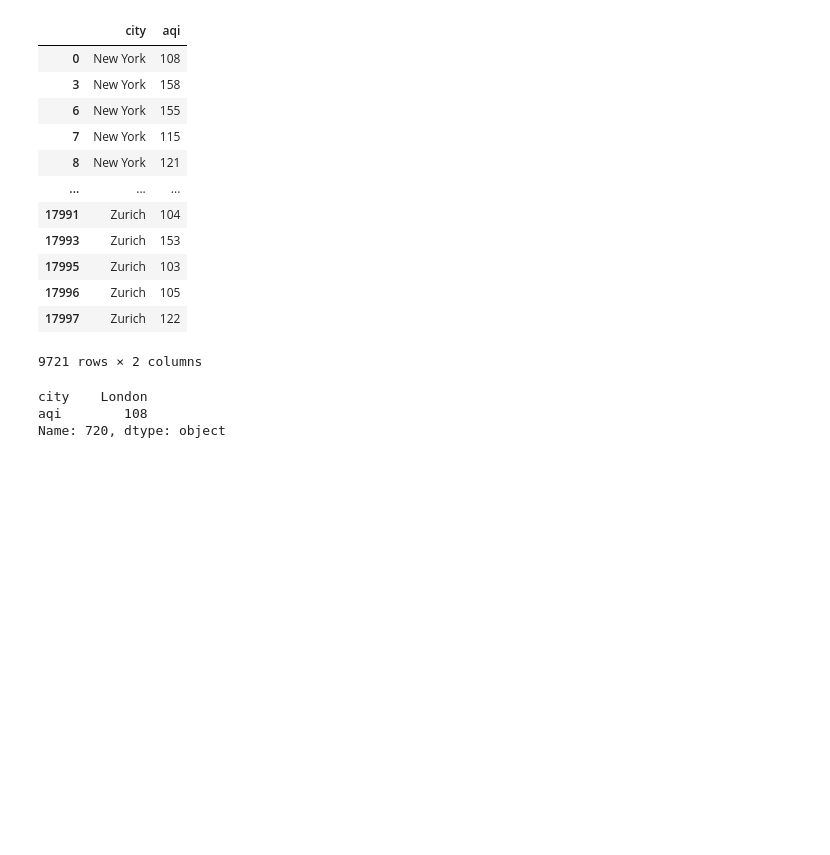
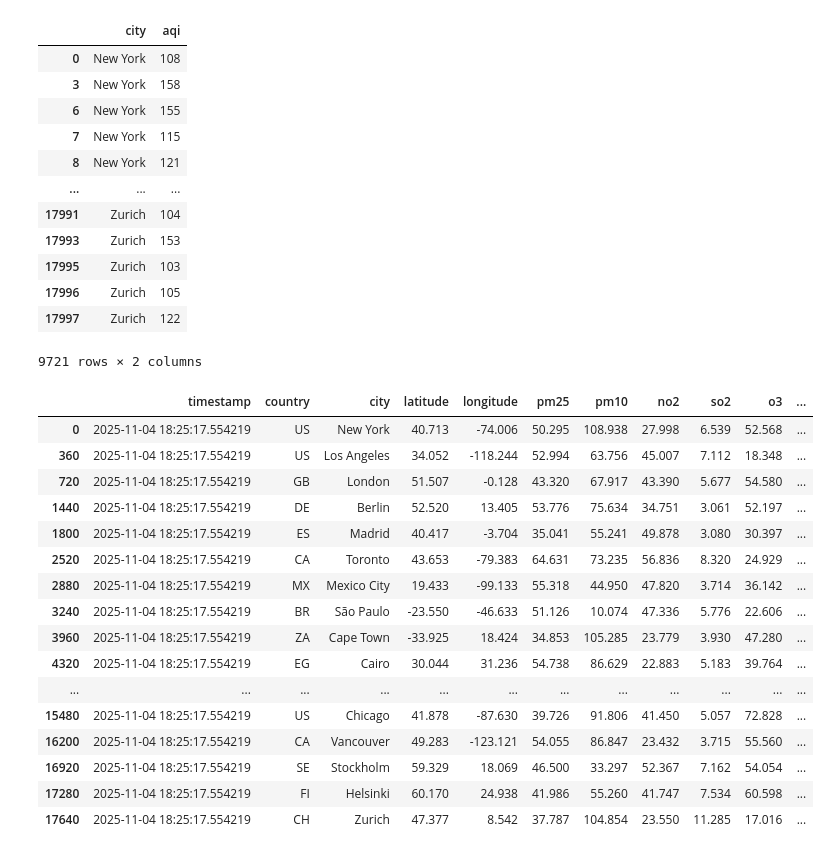
Before and after one commit to Ferdous-M/AI-ML, a Jupyter notebook: Pandas/pandas_demo.ipynb, the cells around one changed output. Cells and saved outputs as stored; diff of their text form; code cells hidden in the pictures; blank space fills up the shorter version.

```diff
--- a/Pandas/pandas_demo.ipynb
+++ b/Pandas/pandas_demo.ipynb
@@ -239,22 +239,40 @@ df[df["aqi"] > 100][["city", "aqi"]]
 # %%
 # Filtering Data
 df[df["aqi"] > 100]
 
 
 df[(df["aqi"] > 100) & (df["temperature"] > 30)]
 
 df[(df["aqi"] > 100) & (df["temperature"] < 30)]
 
 df[(df["aqi"] > 100) & (df["temperature"] > 30)][["city", "aqi"]]
 df[df["aqi"] > 100][["city", "aqi"]]
 
 df[(df["aqi"] > 100) & (df["timestamp"] == "2025-11-04 18:25:17.554219")]
 aqi_data = df[(df["aqi"] > 100) & (df["timestamp"] == "2025-11-04 18:25:17.554219")][["city", "aqi"]]
 aqi_data
+
 # Difference in loc & iloc - both give same value
 aqi_data.loc[720]
 aqi_data.iloc[2]
+
+# Query - returns a copy, not a view
+df.query("aqi > 100 & timestamp == '2025-11-04 18:25:17.554219'")
 # %% [output]
-city    London
-aqi        108
-Name: 720, dtype: object
+|  | timestamp | country | city | latitude | longitude | pm25 | pm10 | no2 | so2 | o3 | ... |
+| 0 | 2025-11-04 18:25:17.554219 | US | New York | 40.713 | -74.006 | 50.295 | 108.938 | 27.998 | 6.539 | 52.568 | ... |
+| 360 | 2025-11-04 18:25:17.554219 | US | Los Angeles | 34.052 | -118.244 | 52.994 | 63.756 | 45.007 | 7.112 | 18.348 | ... |
+| 720 | 2025-11-04 18:25:17.554219 | GB | London | 51.507 | -0.128 | 43.320 | 67.917 | 43.390 | 5.677 | 54.580 | ... |
+| 1440 | 2025-11-04 18:25:17.554219 | DE | Berlin | 52.520 | 13.405 | 53.776 | 75.634 | 34.751 | 3.061 | 52.197 | ... |
+| 1800 | 2025-11-04 18:25:17.554219 | ES | Madrid | 40.417 | -3.704 | 35.041 | 55.241 | 49.878 | 3.080 | 30.397 | ... |
+| 2520 | 2025-11-04 18:25:17.554219 | CA | Toronto | 43.653 | -79.383 | 64.631 | 73.235 | 56.836 | 8.320 | 24.929 | ... |
+| 2880 | 2025-11-04 18:25:17.554219 | MX | Mexico City | 19.433 | -99.133 | 55.318 | 44.950 | 47.820 | 3.714 | 36.142 | ... |
+| 3240 | 2025-11-04 18:25:17.554219 | BR | São Paulo | -23.550 | -46.633 | 51.126 | 10.074 | 47.336 | 5.776 | 22.606 | ... |
+| 3960 | 2025-11-04 18:25:17.554219 | ZA | Cape Town | -33.925 | 18.424 | 34.853 | 105.285 | 23.779 | 3.930 | 47.280 | ... |
+| 4320 | 2025-11-04 18:25:17.554219 | EG | Cairo | 30.044 | 31.236 | 54.738 | 86.629 | 22.883 | 5.183 | 39.764 | ... |
+| ... | ... | ... | ... | ... | ... | ... | ... | ... | ... | ... | ... |
+| 15480 | 2025-11-04 18:25:17.554219 | US | Chicago | 41.878 | -87.630 | 39.726 | 91.806 | 41.450 | 5.057 | 72.828 | ... |
+| 16200 | 2025-11-04 18:25:17.554219 | CA | Vancouver | 49.283 | -123.121 | 54.055 | 86.847 | 23.432 | 3.715 | 55.560 | ... |
+| 16920 | 2025-11-04 18:25:17.554219 | SE | Stockholm | 59.329 | 18.069 | 46.500 | 33.297 | 52.367 | 7.162 | 54.054 | ... |
+| 17280 | 2025-11-04 18:25:17.554219 | FI | Helsinki | 60.170 | 24.938 | 41.986 | 55.260 | 41.747 | 7.534 | 60.598 | ... |
+| 17640 | 2025-11-04 18:25:17.554219 | CH | Zurich | 47.377 | 8.542 | 37.787 | 104.854 | 23.550 | 11.285 | 17.016 | ... |
```
Also changed, not shown: parts of 4 cells of this notebook, 1 other file.
